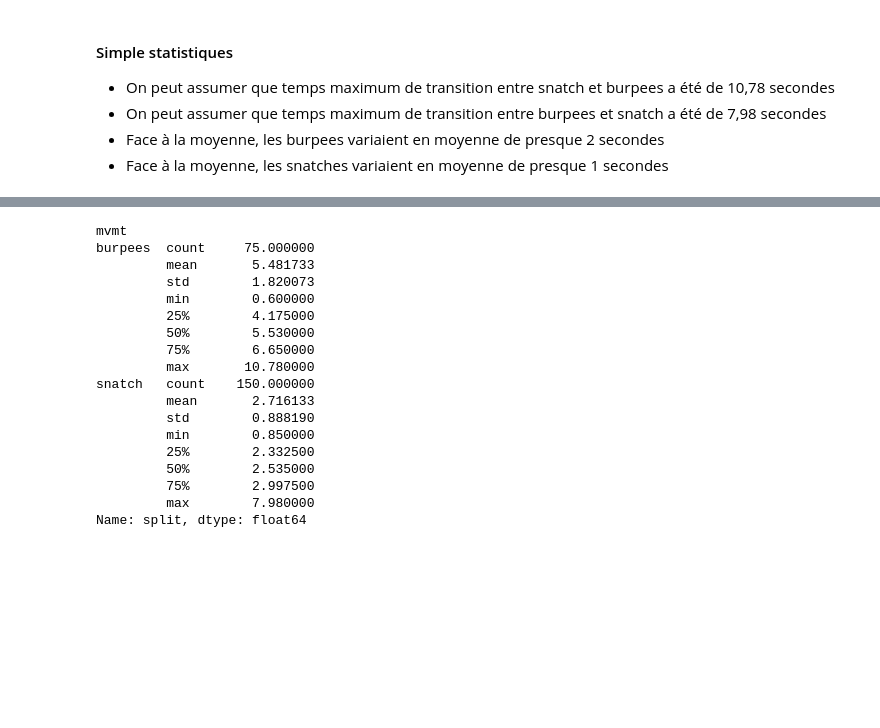
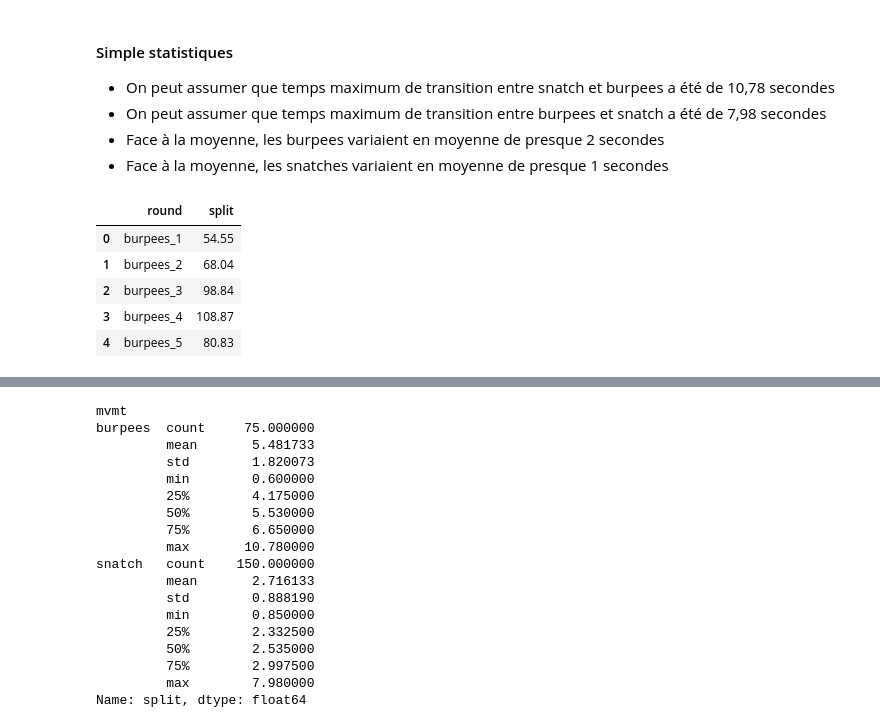
Before and after one commit to atremblay/AMRAP, a Jupyter notebook: Opens2017/17.1/Jo_Cayer/Jonathan Cayer.ipynb, the cells around one changed output, grey strips where cells are left out. Cells and saved outputs as stored; diff of their text form; code cells hidden in the pictures; blank space fills up the shorter version.

```diff
--- a/Opens2017/17.1/Jo_Cayer/Jonathan Cayer.ipynb
+++ b/Opens2017/17.1/Jo_Cayer/Jonathan Cayer.ipynb
@@ -106,3 +124,13 @@ _ = sns.barplot(data=df, x='mvmt', y='split', hue='mvmt')
 * On peut assumer que temps maximum de transition entre burpees et snatch a été de 7,98 secondes
 * Face à la moyenne, les burpees variaient en moyenne de presque 2 secondes
 * Face à la moyenne, les snatches variaient en moyenne de presque 1 secondes
+# %%
+_df = df[df['mvmt'] == 'burpees'].groupby('round')['split'].sum().reset_index()
+_df
+# %% [output]
+|  | round | split |
+| 0 | burpees_1 | 54.55 |
+| 1 | burpees_2 | 68.04 |
+| 2 | burpees_3 | 98.84 |
+| 3 | burpees_4 | 108.87 |
+| 4 | burpees_5 | 80.83 |
```
Also changed, not shown: parts of 8 cells of this notebook, 1 other file.
